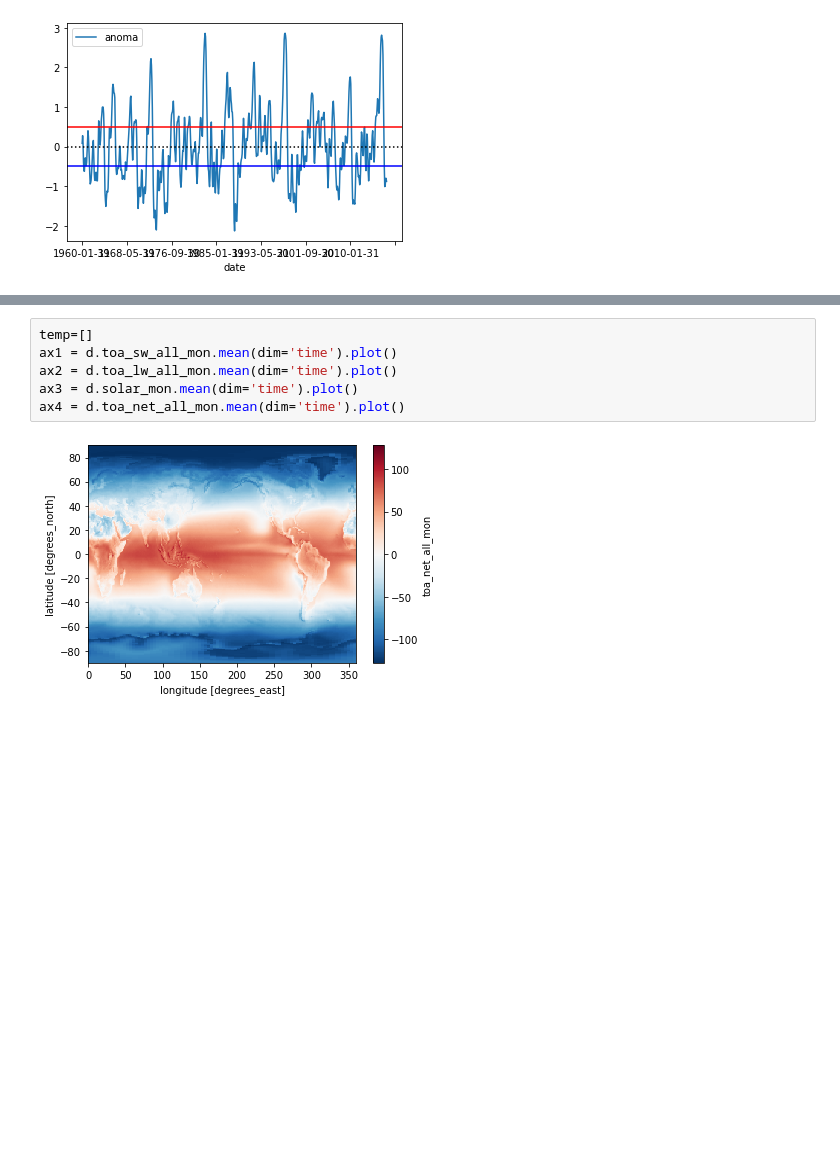
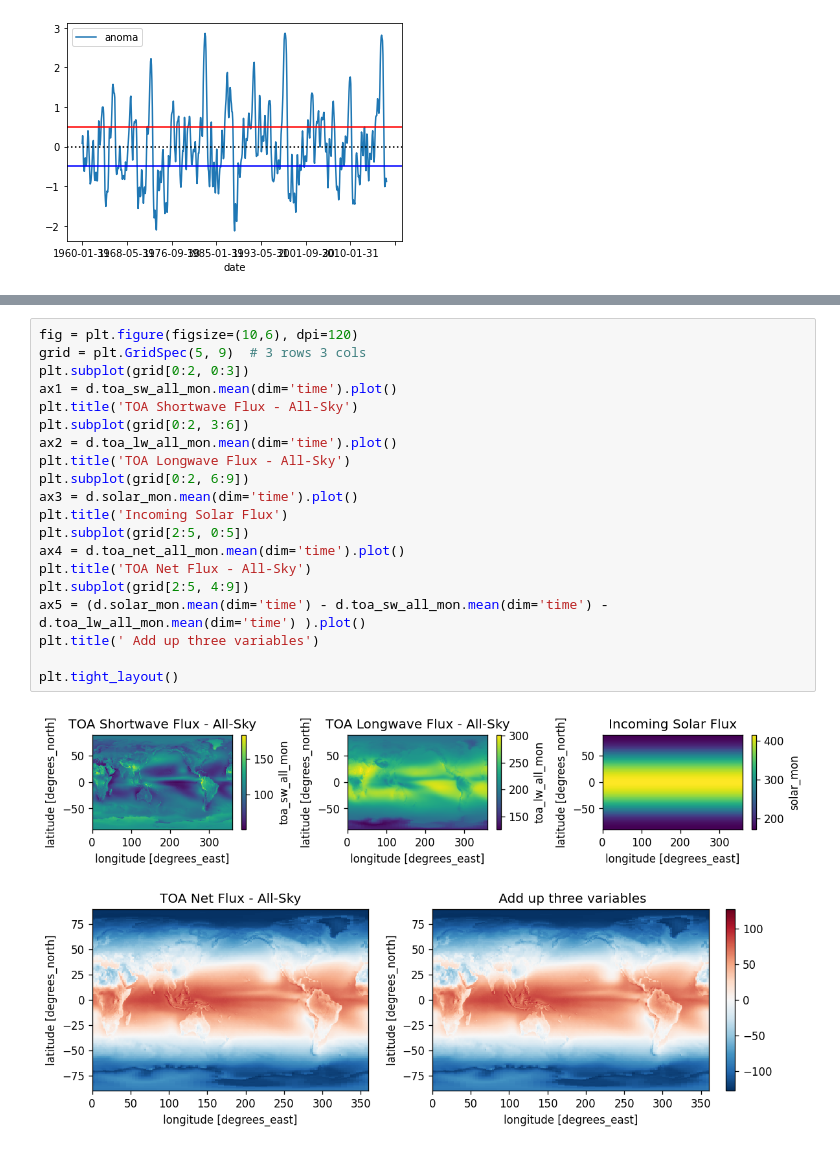
Before and after one commit to mzmzia/ese-5023, a Jupyter notebook: PS3.ipynb, the cells around one changed output, grey strips where cells are left out. Saved outputs shown, nothing was run; the diff lists cells and outputs as text; blank space fills up the shorter version.

```diff
--- a/PS3.ipynb
+++ b/PS3.ipynb
@@ -136,10 +132,24 @@ Data variables: (12/14)
     DOI:               10.5067/TERRA+AQUA/CERES/EBAF-TOA_L3B.004.0
     Production_Files:  List of files used in creating the present Master netC...
 # %%
-temp=[]
+fig = plt.figure(figsize=(10,6), dpi=120)
+grid = plt.GridSpec(5, 9)  # 3 rows 3 cols
+plt.subplot(grid[0:2, 0:3])
 ax1 = d.toa_sw_all_mon.mean(dim='time').plot()
+plt.title('TOA Shortwave Flux - All-Sky')
+plt.subplot(grid[0:2, 3:6])
 ax2 = d.toa_lw_all_mon.mean(dim='time').plot()
+plt.title('TOA Longwave Flux - All-Sky')
+plt.subplot(grid[0:2, 6:9])
 ax3 = d.solar_mon.mean(dim='time').plot()
+plt.title('Incoming Solar Flux')
+plt.subplot(grid[2:5, 0:5])
 ax4 = d.toa_net_all_mon.mean(dim='time').plot()
+plt.title('TOA Net Flux - All-Sky')
+plt.subplot(grid[2:5, 4:9])
+ax5 = (d.solar_mon.mean(dim='time') - d.toa_sw_all_mon.mean(dim='time') - d.toa_lw_all_mon.mean(dim='time') ).plot()
+plt.title(' Add up three variables')
+
+plt.tight_layout()
 # %% [output]
-[figure, old version]
+[figure, new version]
```
Also changed, not shown: parts of 4 cells of this notebook.
